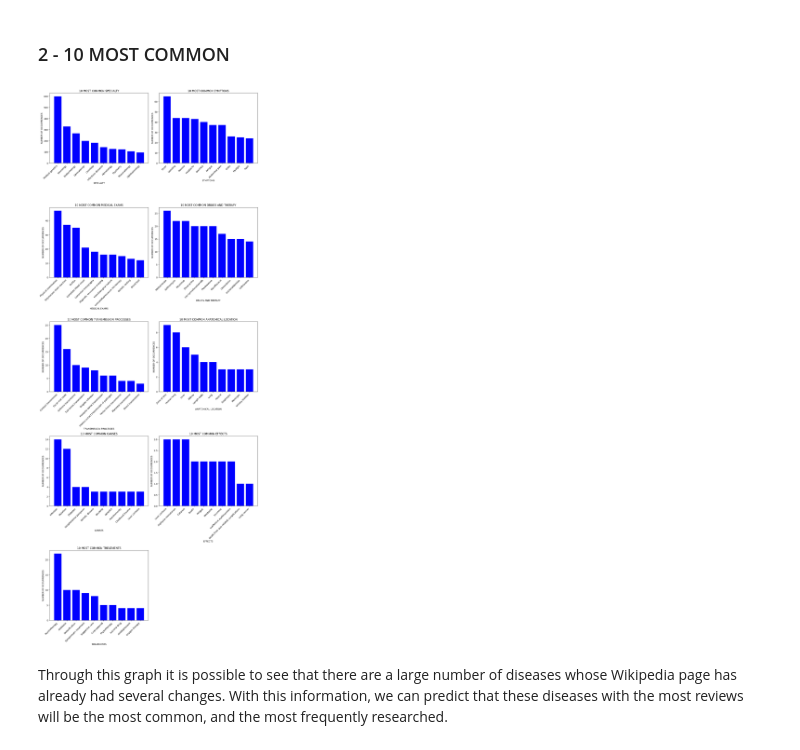
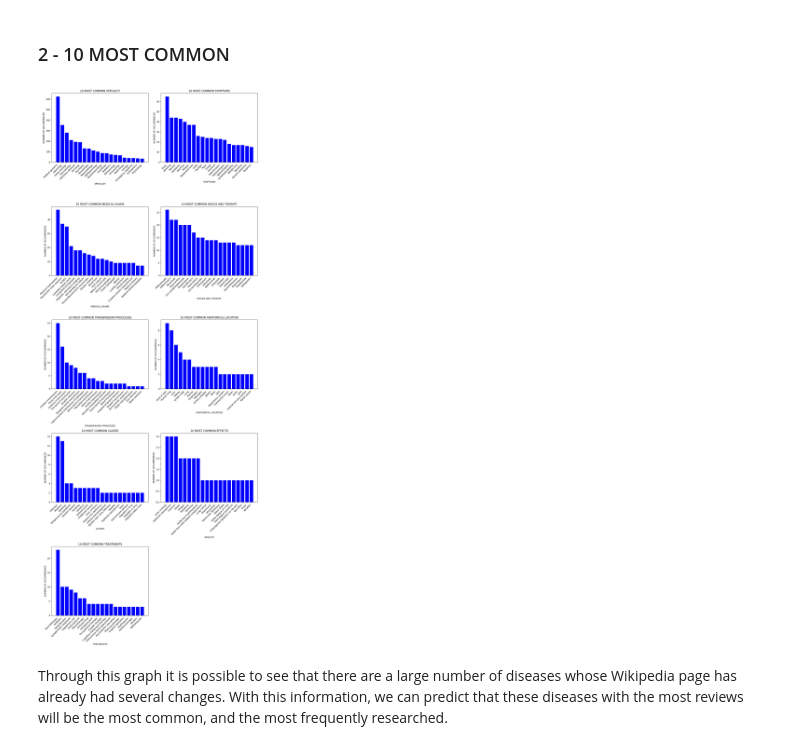
Before and after one commit to ritaleite03/FEUP-MEIC-PRI, a Jupyter notebook: project_1/analysis.ipynb, the cells around one changed output. Drawn from its saved outputs; the diff is of its cells as text; code cells hidden in the pictures.

```diff
--- a/project_1/analysis.ipynb
+++ b/project_1/analysis.ipynb
@@ -66,35 +66,35 @@ entries = [
     ("Can Cause","Effects".upper()),                                # 7
     ("Treatments List","Treatments".upper())]                       # 8
 
 num_entries = len(entries)
 cols = 2
 rows = (num_entries + cols - 1) // cols
 
 plt.figure(figsize=(14, 7 * rows))
 
 for i, (entry,title) in enumerate(entries):
     if entry in data.index:
         all_words = []
         for col in data.columns:
             words = data.at[entry, col]
             if isinstance(words, list):
                 all_words.extend(words)
 
         word_counts = Counter(all_words)
-        most_common_words = word_counts.most_common(10)
+        most_common_words = word_counts.most_common(20)
 
         plt.subplot(rows, cols, i + 1)
         words, counts = zip(*most_common_words) if most_common_words else ([], [])
         plt.bar(words, counts, color='blue')
         plt.xticks(rotation=45, ha="right")
         plt.title(f"10 MOST COMMON {title}")
         plt.xlabel(f"{title}")
         plt.ylabel("NUMBER OF OCCURRENCES")
 
 plt.tight_layout()
 plt.show()
 # %% [output]
-[figure, old version]
+[figure, new version]
 # %% [markdown]
 Through this graph it is possible to see that there are a large number of diseases whose Wikipedia page has already had several changes. With this information, we can predict that these diseases with the most reviews will be the most common, and the most frequently researched.
 # %%
```
Also changed, not shown: parts of 5 cells of this notebook, 2 other files.
